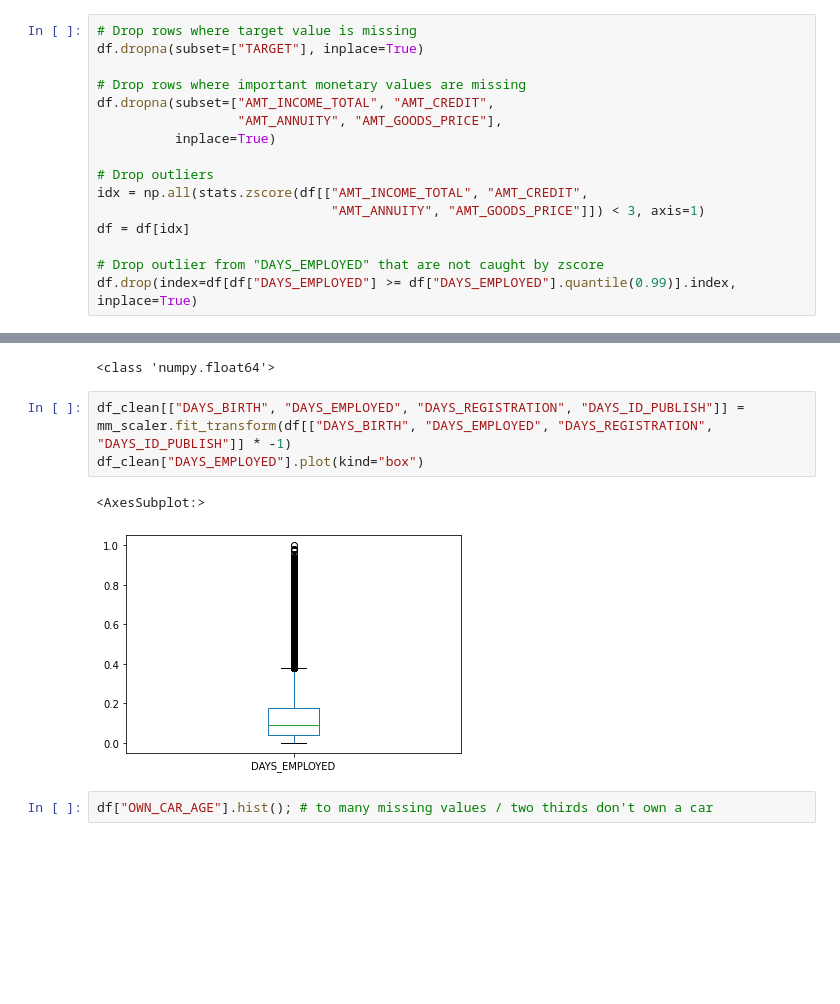
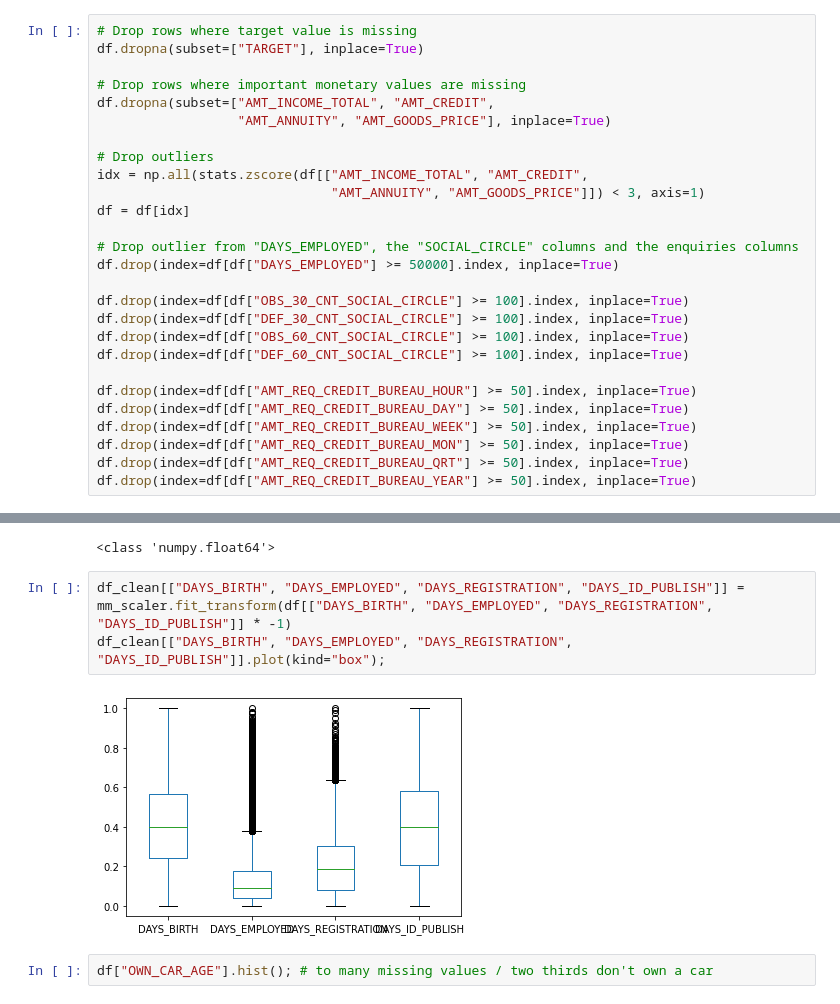
Before and after one commit to chandrakanthHA/Home_Credit, a Jupyter notebook: EDA.ipynb, the cells around one changed output, grey strips where cells are left out. Saved outputs shown, nothing was run; the diff lists cells and outputs as text; blank space fills up the shorter version.

Commit message:
Data cleaning and feature selection

```diff
--- a/Initial_EDA.ipynb
+++ b/EDA.ipynb
@@ -217,13 +220,24 @@ df.dropna(subset=["TARGET"], inplace=True)
 
 # Drop rows where important monetary values are missing
 df.dropna(subset=["AMT_INCOME_TOTAL", "AMT_CREDIT",
-                  "AMT_ANNUITY", "AMT_GOODS_PRICE"],
-          inplace=True)
+                  "AMT_ANNUITY", "AMT_GOODS_PRICE"], inplace=True)
 
 # Drop outliers
 idx = np.all(stats.zscore(df[["AMT_INCOME_TOTAL", "AMT_CREDIT",
                               "AMT_ANNUITY", "AMT_GOODS_PRICE"]]) < 3, axis=1)
 df = df[idx]
 
-# Drop outlier from "DAYS_EMPLOYED" that are not caught by zscore
-df.drop(index=df[df["DAYS_EMPLOYED"] >= df["DAYS_EMPLOYED"].quantile(0.99)].index, inplace=True)
+# Drop outlier from "DAYS_EMPLOYED", the "SOCIAL_CIRCLE" columns and the enquiries columns
+df.drop(index=df[df["DAYS_EMPLOYED"] >= 50000].index, inplace=True)
+
+df.drop(index=df[df["OBS_30_CNT_SOCIAL_CIRCLE"] >= 100].index, inplace=True)
+df.drop(index=df[df["DEF_30_CNT_SOCIAL_CIRCLE"] >= 100].index, inplace=True)
+df.drop(index=df[df["OBS_60_CNT_SOCIAL_CIRCLE"] >= 100].index, inplace=True)
+df.drop(index=df[df["DEF_60_CNT_SOCIAL_CIRCLE"] >= 100].index, inplace=True)
+
+df.drop(index=df[df["AMT_REQ_CREDIT_BUREAU_HOUR"] >= 50].index, inplace=True)
+df.drop(index=df[df["AMT_REQ_CREDIT_BUREAU_DAY"] >= 50].index, inplace=True)
+df.drop(index=df[df["AMT_REQ_CREDIT_BUREAU_WEEK"] >= 50].index, inplace=True)
+df.drop(index=df[df["AMT_REQ_CREDIT_BUREAU_MON"] >= 50].index, inplace=True)
+df.drop(index=df[df["AMT_REQ_CREDIT_BUREAU_QRT"] >= 50].index, inplace=True)
+df.drop(index=df[df["AMT_REQ_CREDIT_BUREAU_YEAR"] >= 50].index, inplace=True)
@@ -315,10 +333,9 @@ df_clean["REGION_POPULATION_RELATIVE"] = df["REGION_POPULATION_RELATIVE"]
 <class 'numpy.float64'>
 # %%
 df_clean[["DAYS_BIRTH", "DAYS_EMPLOYED", "DAYS_REGISTRATION", "DAYS_ID_PUBLISH"]] = mm_scaler.fit_transform(df[["DAYS_BIRTH", "DAYS_EMPLOYED", "DAYS_REGISTRATION", "DAYS_ID_PUBLISH"]] * -1)
-df_clean["DAYS_EMPLOYED"].plot(kind="box")
+df_clean[["DAYS_BIRTH", "DAYS_EMPLOYED", "DAYS_REGISTRATION", "DAYS_ID_PUBLISH"]].plot(kind="box");
 # %% [output]
-<AxesSubplot:>
-[figure, old version]
+[figure, new version]
 # %%
 df["OWN_CAR_AGE"].hist(); # to many missing values / two thirds don't own a car
 # %% [output]
```
Also changed, not shown: parts of 25 cells of this notebook, 1 other file.
